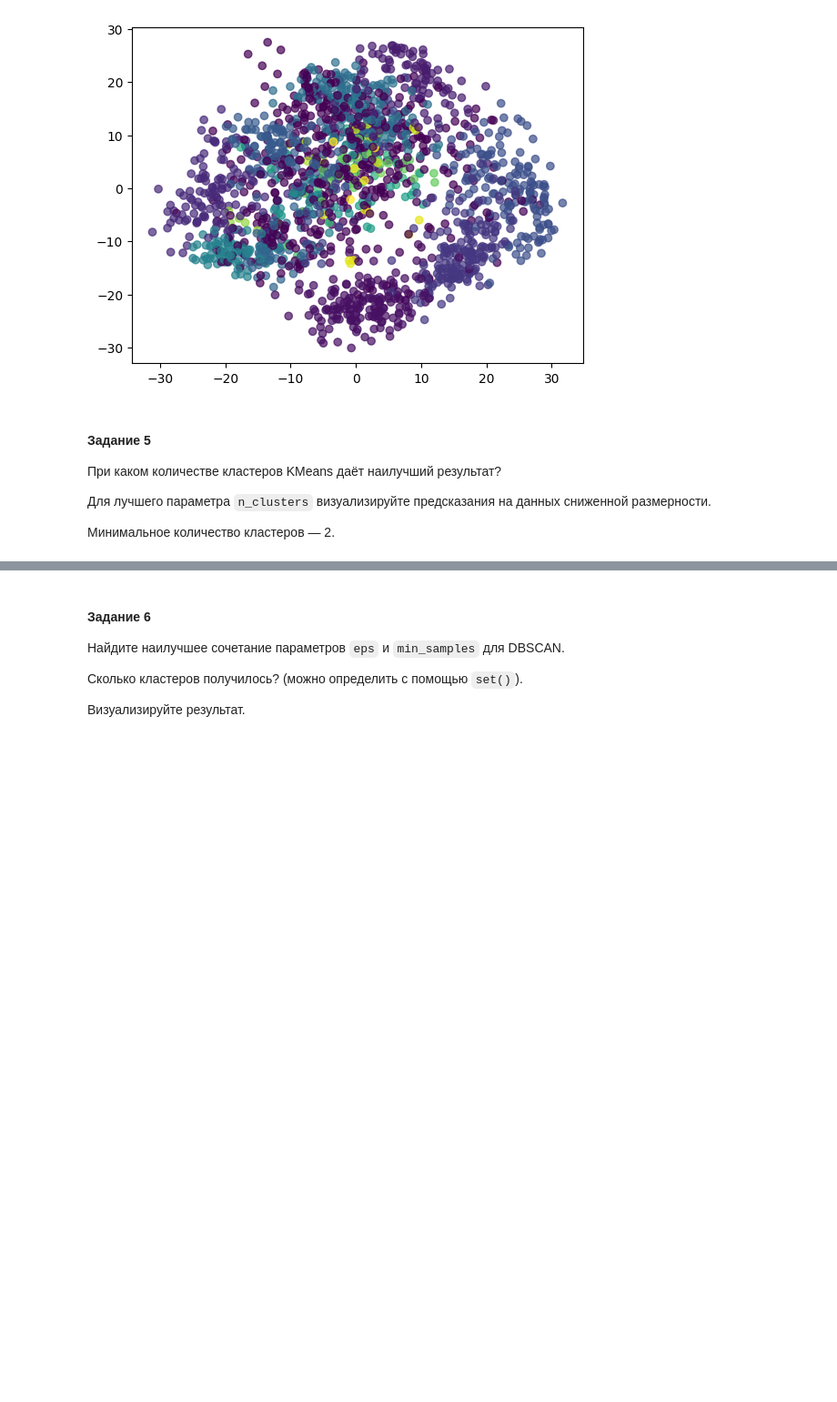
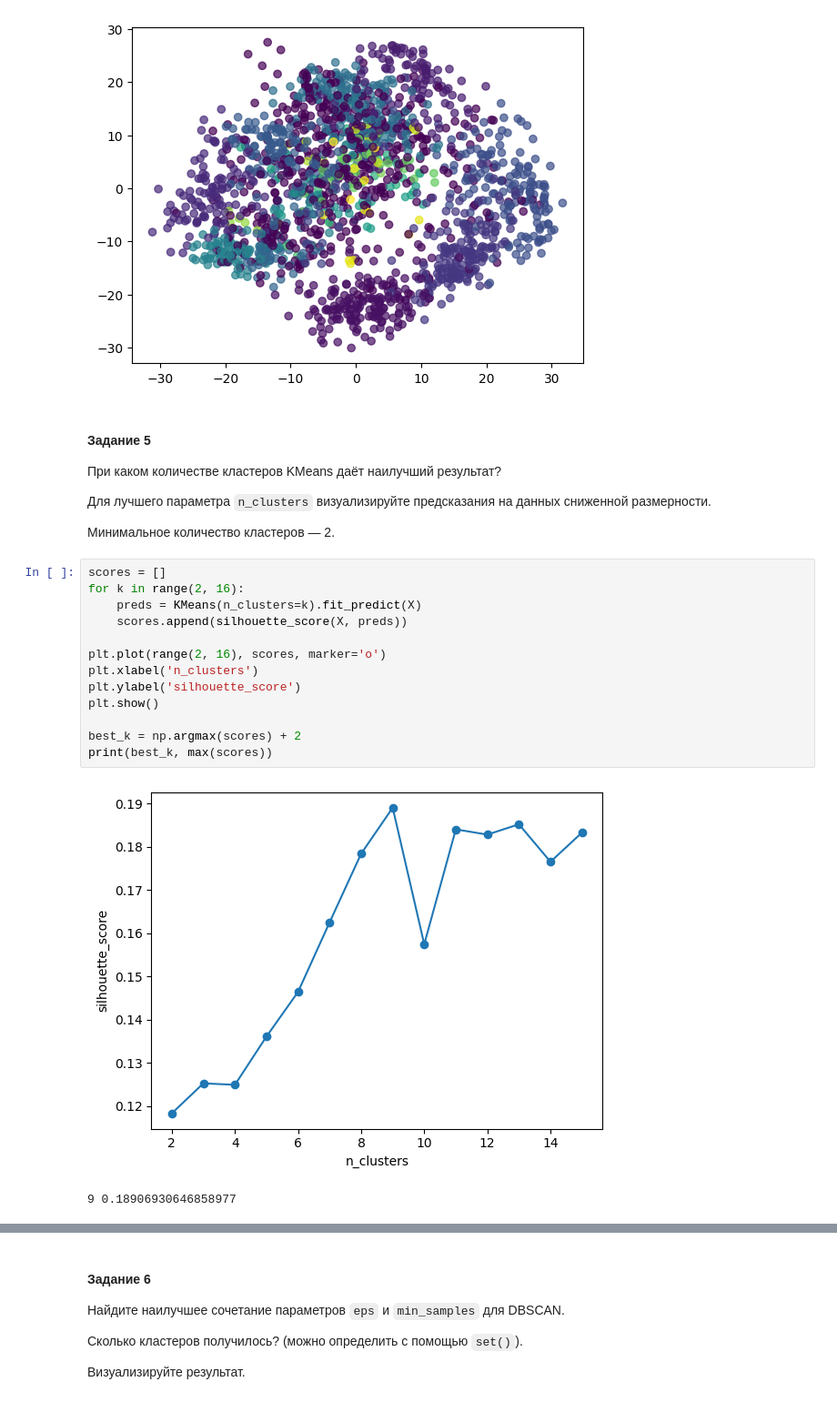
Before and after one commit to potopinc/colab, a Jupyter notebook: ML_13_14.ipynb, the cells around one changed output, grey strips where cells are left out. Shown at 91% size. Drawn from its saved outputs; the diff is of its cells as text; blank space fills up the shorter version.

```diff
--- a/ML_13_14.ipynb
+++ b/ML_13_14.ipynb
@@ -355,3 +355,19 @@ plt.scatter(new_X[:, 0], new_X[:, 1], c=preds, alpha=0.7)
 Для лучшего параметра `n_clusters` визуализируйте предсказания на данных сниженной размерности.
 
 Минимальное количество кластеров — 2.
+# %%
+scores = []
+for k in range(2, 16):
+    preds = KMeans(n_clusters=k).fit_predict(X)
+    scores.append(silhouette_score(X, preds))
+
+plt.plot(range(2, 16), scores, marker='o')
+plt.xlabel('n_clusters')
+plt.ylabel('silhouette_score')
+plt.show()
+
+best_k = np.argmax(scores) + 2
+print(best_k, max(scores))
+# %% [output]
+[figure, added]
+9 0.18906930646858977
```
Also changed, not shown: parts of 10 cells of this notebook.
